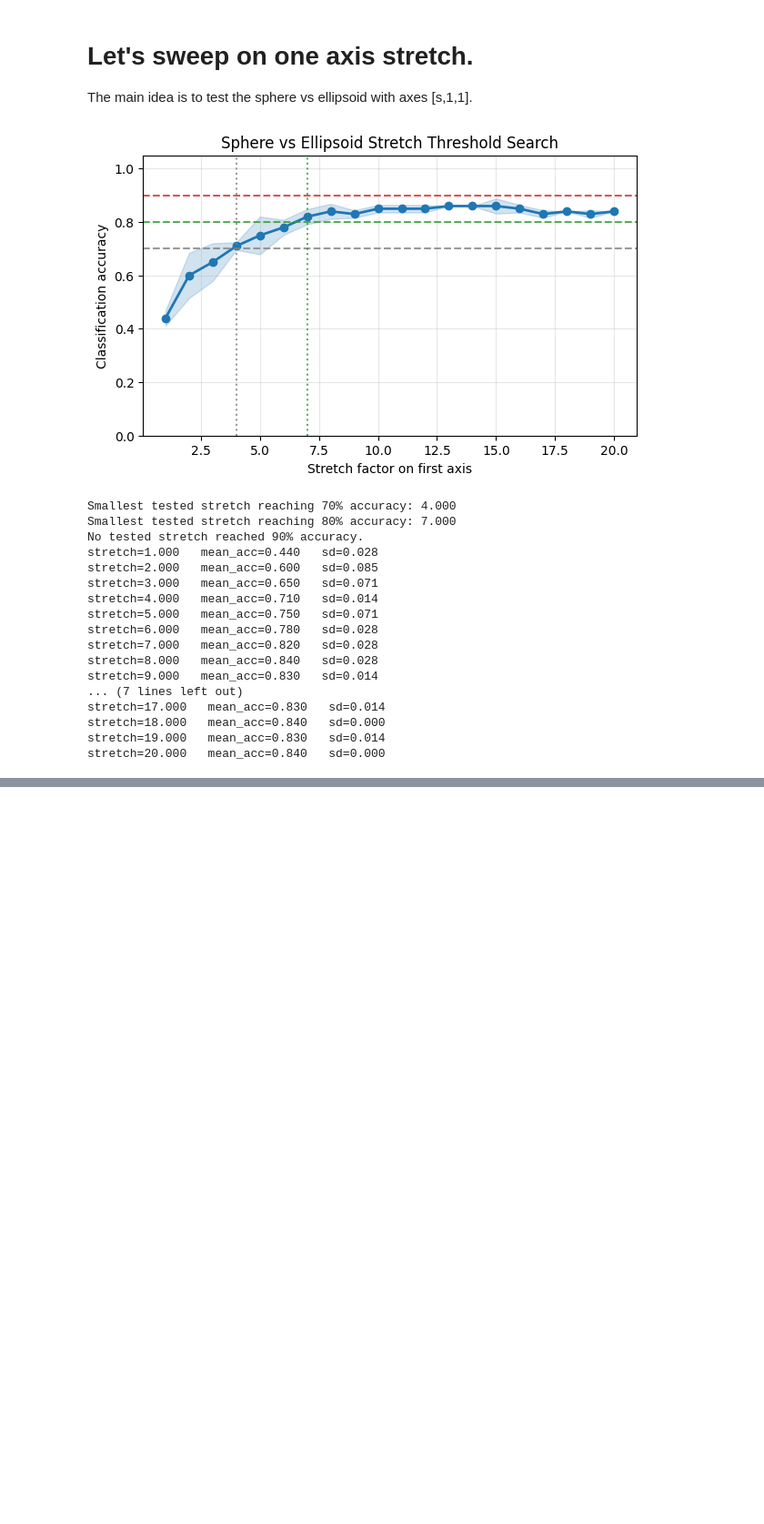
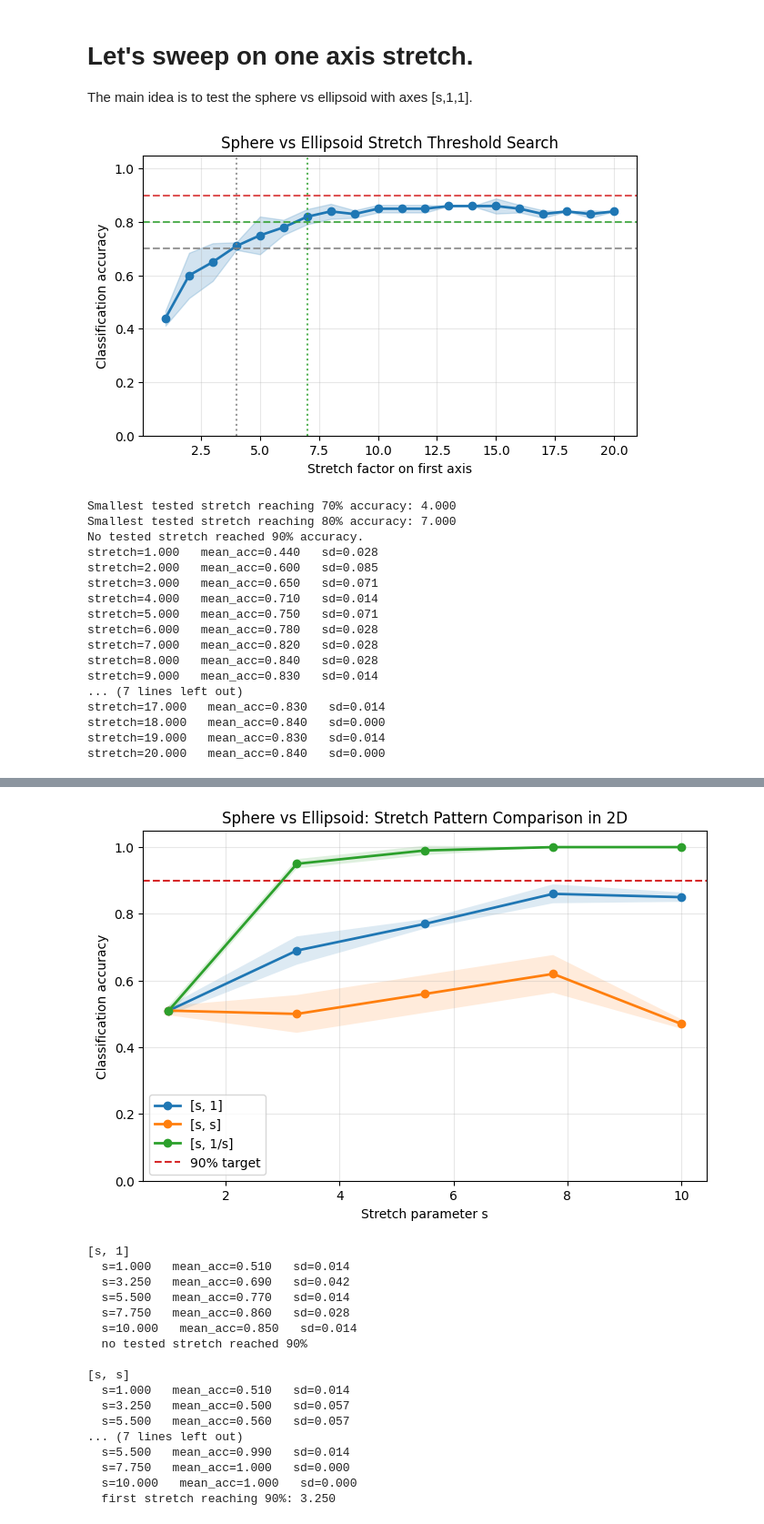
Before and after one commit to JosephMatatyaou/STA199REU, a Jupyter notebook: SQ26/Week5/Sphere_VS_Ellipsoid.ipynb, the cells around one changed output, grey strips where cells are left out. Shown at 91% size. Cells and saved outputs as stored; diff of their text form; code cells hidden in the pictures; blank space fills up the shorter version.

```diff
--- a/SQ26/Week5/Sphere_VS_Ellipsoid.ipynb
+++ b/SQ26/Week5/Sphere_VS_Ellipsoid.ipynb
@@ -308,8 +308,14 @@ def find_stretch_thresholds(
         run_acc = []
 
         for r in range(n_repeats):
-            ellipsoid_stretch = np.ones(ambient_dim)
-            ellipsoid_stretch[0] = s
+            ellipsoid_stretch = np.array([s, 1.0, 1.0], dtype=float)
+
+            if ambient_dim == 2:
+                ellipsoid_stretch = ellipsoid_stretch[:2]
+            elif ambient_dim > 3:
+                ellipsoid_stretch = np.concatenate(
+                    [ellipsoid_stretch, np.ones(ambient_dim - 3)]
+                )
 
             result = sphere_vs_ellipsoid_edge_curve_classifier(
                 ambient_dim=ambient_dim,
@@ -431,0 +617,53 @@ The main idea is to test the sphere vs ellipsoid with axes [s,s,1].
+# %%
+ambient_dim = 2
+stretch_values = np.linspace(1.0, 10.0, 5)
+
+if ambient_dim == 2:
+    patterns = {
+        "[s, 1]": lambda s, d: [s] + [1.0] * (d - 1),
+        "[s, s]": lambda s, d: [s, s] + [1.0] * (d - 2),
+        "[s, 1/s]": lambda s, d: [s, 1.0 / s] + [1.0] * (d - 2),
+    }
+elif ambient_dim == 3:
+    patterns = {
+        "[s, 1, 1]": lambda s, d: [s] + [1.0] * (d - 1),
+        "[s, s, 1]": lambda s, d: [s, s] + [1.0] * (d - 2),
+        "[s, 1/s, 1]": lambda s, d: [s, 1.0 / s] + [1.0] * (d - 2),
+    }
+else:
+    patterns = {
+        "[s, 1, 1, ..., 1]": lambda s, d: [s] + [1.0] * (d - 1),
+        "[s, s, 1, ..., 1]": lambda s, d: [s, s] + [1.0] * (d - 2),
+        "[s, 1/s, 1, ..., 1]": lambda s, d: [s, 1.0 / s] + [1.0] * (d - 2),
+    }
+
+results = compare_stretch_patterns(
+    patterns=patterns,
+    stretch_values=stretch_values,
+    ambient_dim=ambient_dim,
+    n_points=100,
+    n_resamples=100,
+    t_grid=np.linspace(1.5, 2.0, 5),
+    n_repeats=2,
+)
+
+plot_stretch_pattern_comparison(results, accuracy_target=0.90)
+# %% [output]
+[figure, added]
+[s, 1]
+  s=1.000   mean_acc=0.510   sd=0.014
+  s=3.250   mean_acc=0.690   sd=0.042
+  s=5.500   mean_acc=0.770   sd=0.014
+  s=7.750   mean_acc=0.860   sd=0.028
+  s=10.000   mean_acc=0.850   sd=0.014
+  no tested stretch reached 90%
+
+[s, s]
+  s=1.000   mean_acc=0.510   sd=0.014
+  s=3.250   mean_acc=0.500   sd=0.057
+  s=5.500   mean_acc=0.560   sd=0.057
+... (7 lines left out)
+  s=5.500   mean_acc=0.990   sd=0.014
+  s=7.750   mean_acc=1.000   sd=0.000
+  s=10.000   mean_acc=1.000   sd=0.000
+  first stretch reaching 90%: 3.250
```
Also changed, not shown: parts of 2 cells of this notebook.
